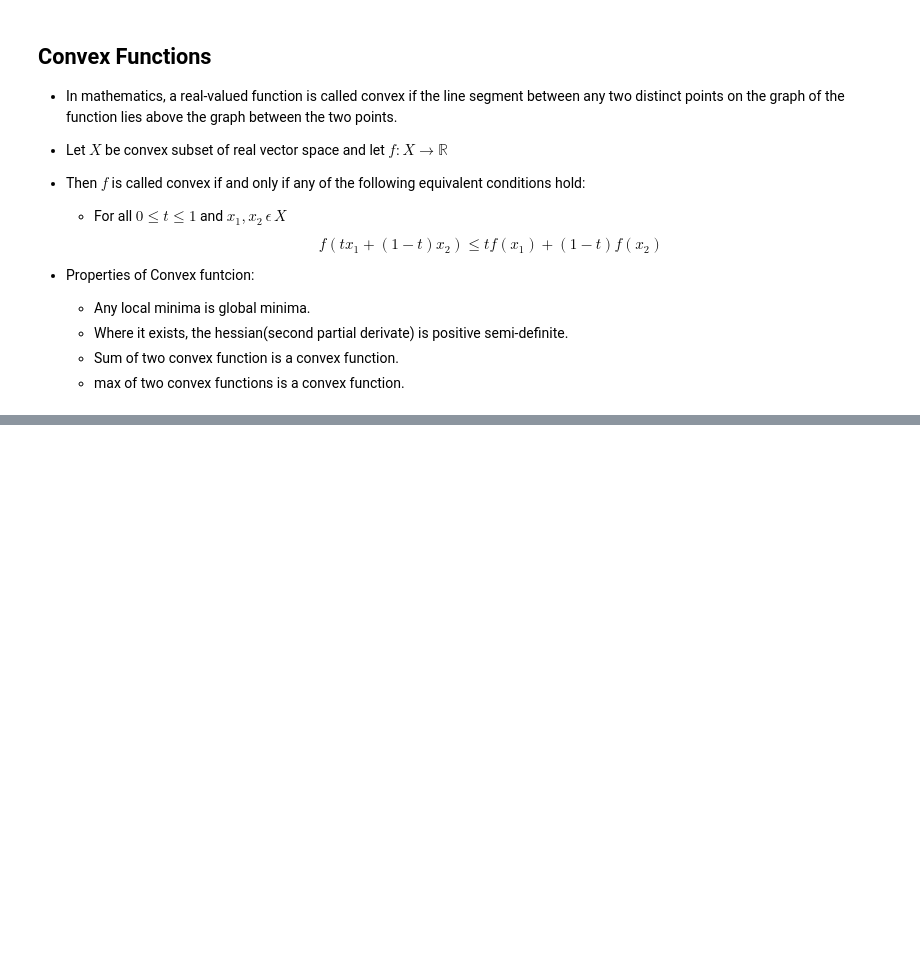
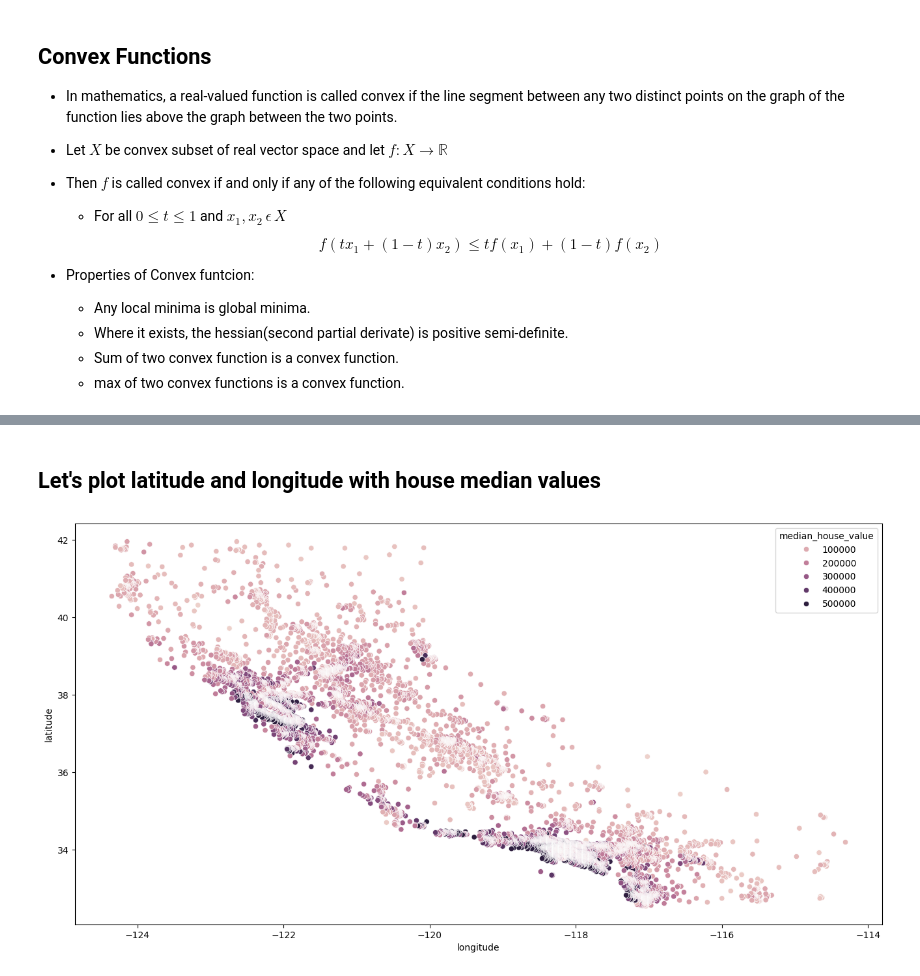
Before and after one commit to sachinprasadhs/AI-Concepts, a Jupyter notebook: Common Concepts/Linear Regression/linear_regression_from_scratch.ipynb, the cells around one changed output, grey strips where cells are left out. Saved outputs shown, nothing was run; the diff lists cells and outputs as text; code cells hidden in the pictures; blank space fills up the shorter version.

Commit message:
Train Linear regression on california housing price dataset

```diff
--- a/Common Concepts/Linear Regression/linear_regression_from_scratch.ipynb
+++ b/Common Concepts/Linear Regression/linear_regression_from_scratch.ipynb
@@ -275,0 +281,3 @@ Y_ = -6.0 + -3.0 * X1 + -1.0 * X2 + -3.0 * X3 + -6.0 * X4 + -6.0 * X5
+# %%
+df = pd.read_csv("./sample_data/california_housing_train.csv")
+df.head()
@@ -275,0 +306,8 @@ Y_ = -6.0 + -3.0 * X1 + -1.0 * X2 + -3.0 * X3 + -6.0 * X4 + -6.0 * X5
+# %% [markdown]
+## Let's plot latitude and longitude with house median values
+# %%
+plt.figure(figsize=(16, 8))
+sns.scatterplot(x=df['longitude'], y=df['latitude'], hue=df['median_house_value'])
+plt.show()
+# %% [output]
+[figure, added]
```
Also changed, not shown: parts of 28 cells of this notebook.
